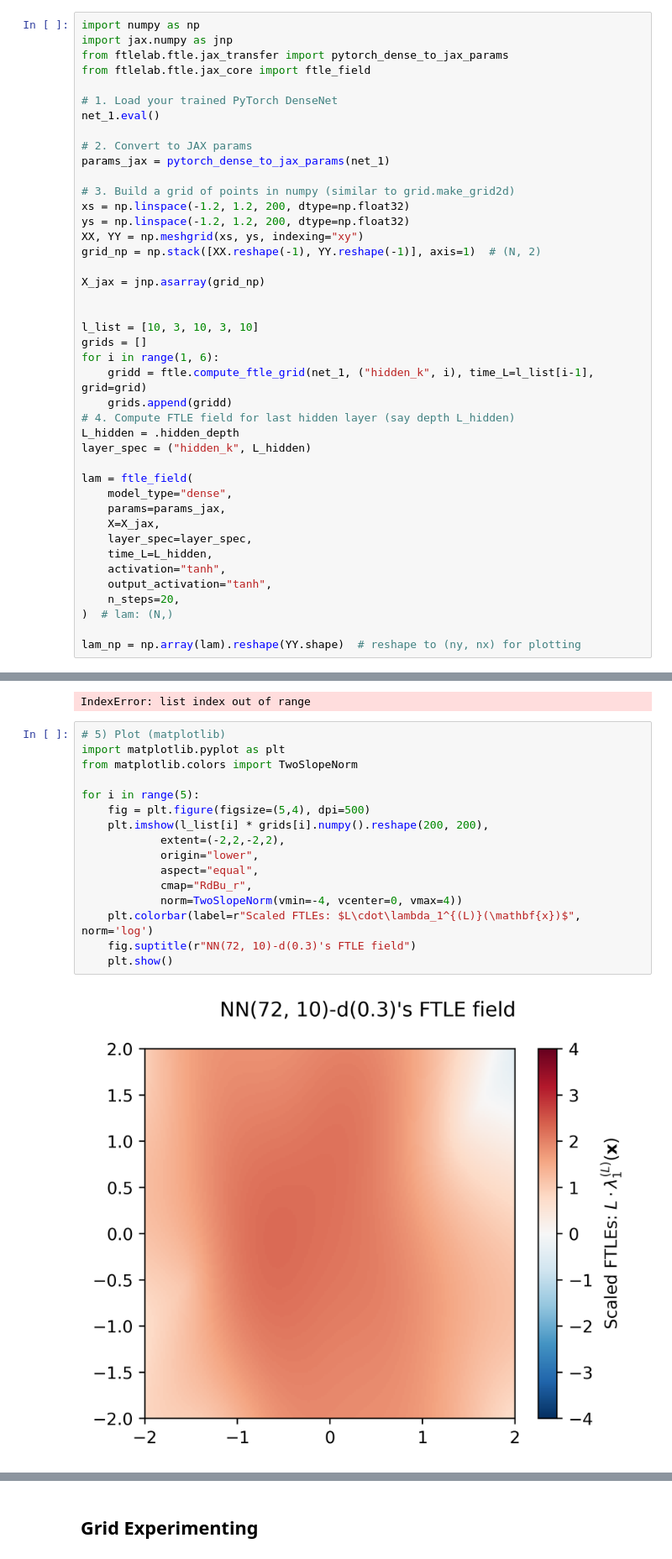
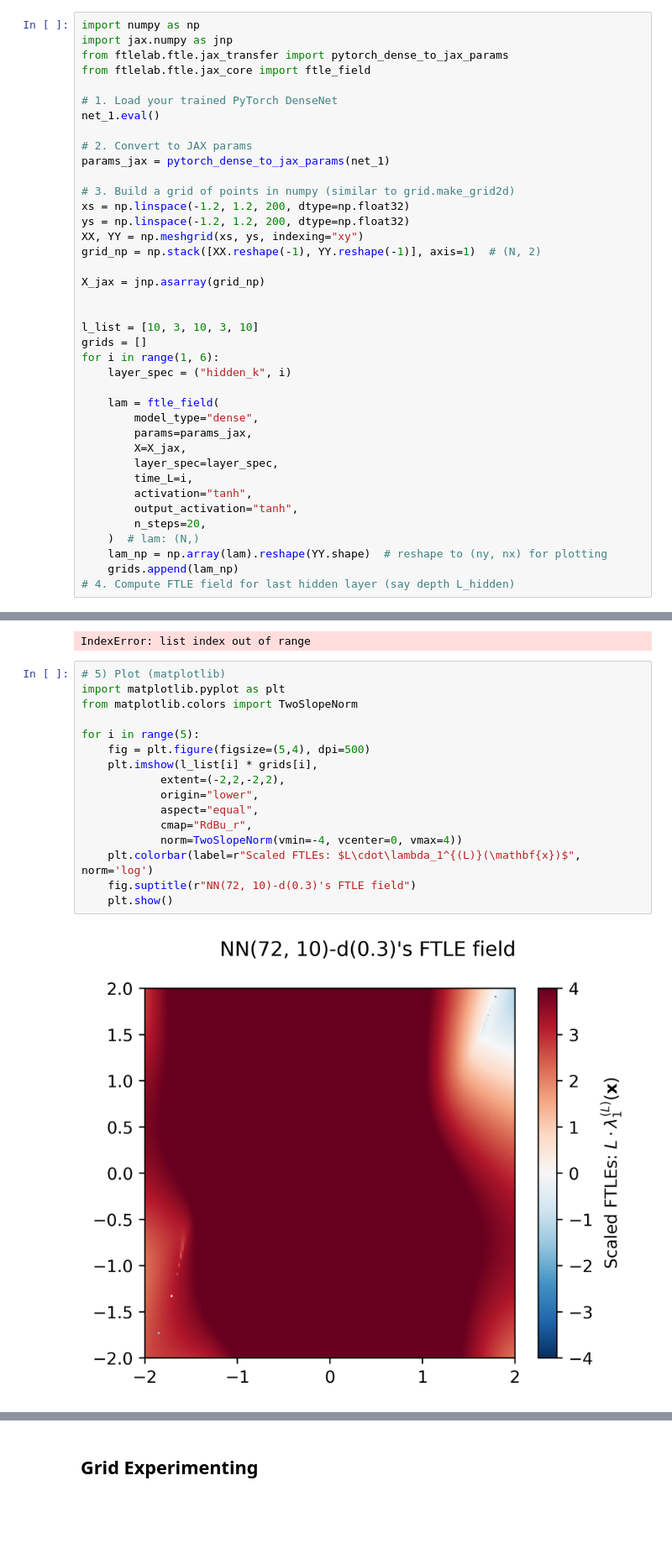
Before and after one commit to olegmaxus/ftlelab, a Jupyter notebook: notebooks/experiment_1.ipynb, the cells around one changed output, grey strips where cells are left out. Shown at 84% size. Drawn from its saved outputs; the diff is of its cells as text; blank space fills up the shorter version.

```diff
--- a/notebooks/experiment_1.ipynb
+++ b/notebooks/experiment_1.ipynb
@@ -87,24 +87,21 @@ X_jax = jnp.asarray(grid_np)
 l_list = [10, 3, 10, 3, 10]
 grids = []
 for i in range(1, 6):
-    gridd = ftle.compute_ftle_grid(net_1, ("hidden_k", i), time_L=l_list[i-1], grid=grid)
-    grids.append(gridd)
+    layer_spec = ("hidden_k", i)
+
+    lam = ftle_field(
+        model_type="dense",
+        params=params_jax,
+        X=X_jax,
+        layer_spec=layer_spec,
+        time_L=i,
+        activation="tanh",
+        output_activation="tanh",
+        n_steps=20,
+    )  # lam: (N,)
+    lam_np = np.array(lam).reshape(YY.shape)  # reshape to (ny, nx) for plotting
+    grids.append(lam_np)
 # 4. Compute FTLE field for last hidden layer (say depth L_hidden)
-L_hidden = .hidden_depth
-layer_spec = ("hidden_k", L_hidden)
-
-lam = ftle_field(
-    model_type="dense",
-    params=params_jax,
-    X=X_jax,
-    layer_spec=layer_spec,
-    time_L=L_hidden,
-    activation="tanh",
-    output_activation="tanh",
-    n_steps=20,
-)  # lam: (N,)
-
-lam_np = np.array(lam).reshape(YY.shape)  # reshape to (ny, nx) for plotting
 # %%
 grid, _ = ftle.make_grid2d()
 
@@ -118,18 +115,18 @@ IndexError: list index out of range
 # %%
 # 5) Plot (matplotlib)
 import matplotlib.pyplot as plt
 from matplotlib.colors import TwoSlopeNorm
 
 for i in range(5):
     fig = plt.figure(figsize=(5,4), dpi=500)
-    plt.imshow(l_list[i] * grids[i].numpy().reshape(200, 200),
+    plt.imshow(l_list[i] * grids[i],
             extent=(-2,2,-2,2),
             origin="lower",
             aspect="equal",
             cmap="RdBu_r",
             norm=TwoSlopeNorm(vmin=-4, vcenter=0, vmax=4))
     plt.colorbar(label=r"Scaled FTLEs: $L\cdot\lambda_1^{(L)}(\mathbf{x})$", norm='log')
     fig.suptitle(r"NN(72, 10)-d(0.3)'s FTLE field")
     plt.show()
 # %% [output]
-[figure, old version]
+[figure, new version]
```
Also changed, not shown: parts of 1 cell of this notebook.
